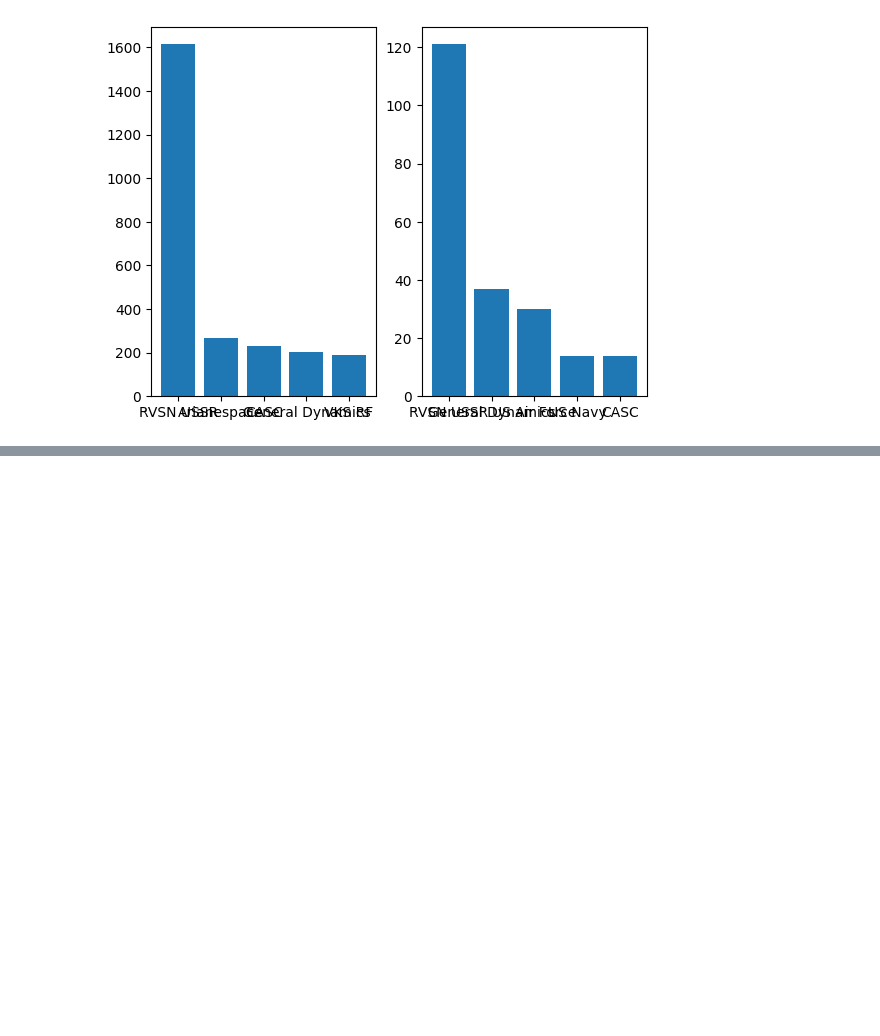
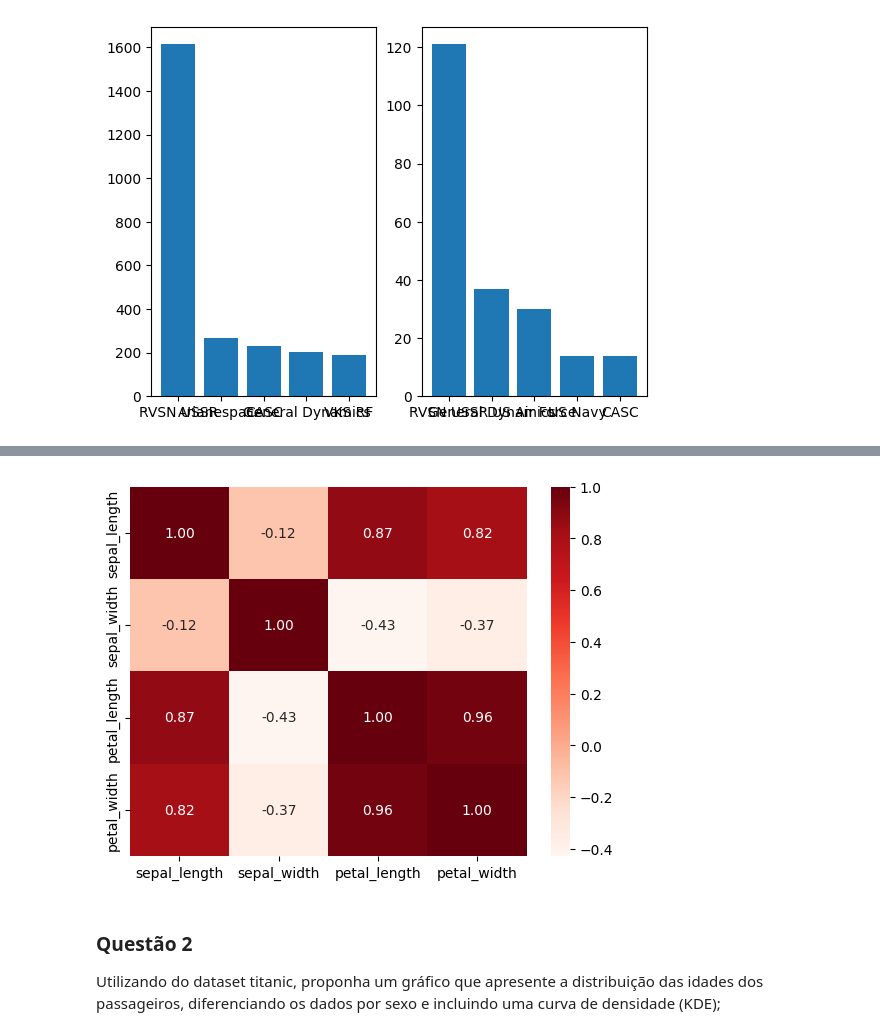
Before and after one commit to lara-ms/Aula-C11, a Jupyter notebook: Cap6_Exercicios.ipynb, the cells around one changed output, grey strips where cells are left out. Cells and saved outputs as stored; diff of their text form; code cells hidden in the pictures; blank space fills up the shorter version.

```diff
--- a/Cap6_Exercicios.ipynb
+++ b/Cap6_Exercicios.ipynb
@@ -225,0 +234,26 @@ plt.show()
+# %%
+ds_iris = sns.load_dataset('iris')
+# display(ds_iris)
+# %%
+# pegando apenas a especie setosa
+setosa = ds_iris[ds_iris['species'] == 'setosa']
+
+# selecionanod as colunas para identificar a correlacao
+corr = ds_iris[['sepal_length', 'sepal_width', 'petal_length', 'petal_width']].corr()
+
+sns.heatmap(
+    corr,
+    annot = True,
+    fmt = '.2f',
+    cmap = 'Reds' # pesquisei que da para mudar a cor do heatmap
+    )
+
+plt.show()
+# %% [output]
+[figure, added]
+# %% [markdown]
+### Questão 2
+
+Utilizando do dataset titanic, proponha um gráfico que apresente a
+distribuição das idades dos passageiros, diferenciando os dados por sexo e
+incluindo uma curva de densidade (KDE);
```
Also changed, not shown: parts of 21 cells of this notebook.
